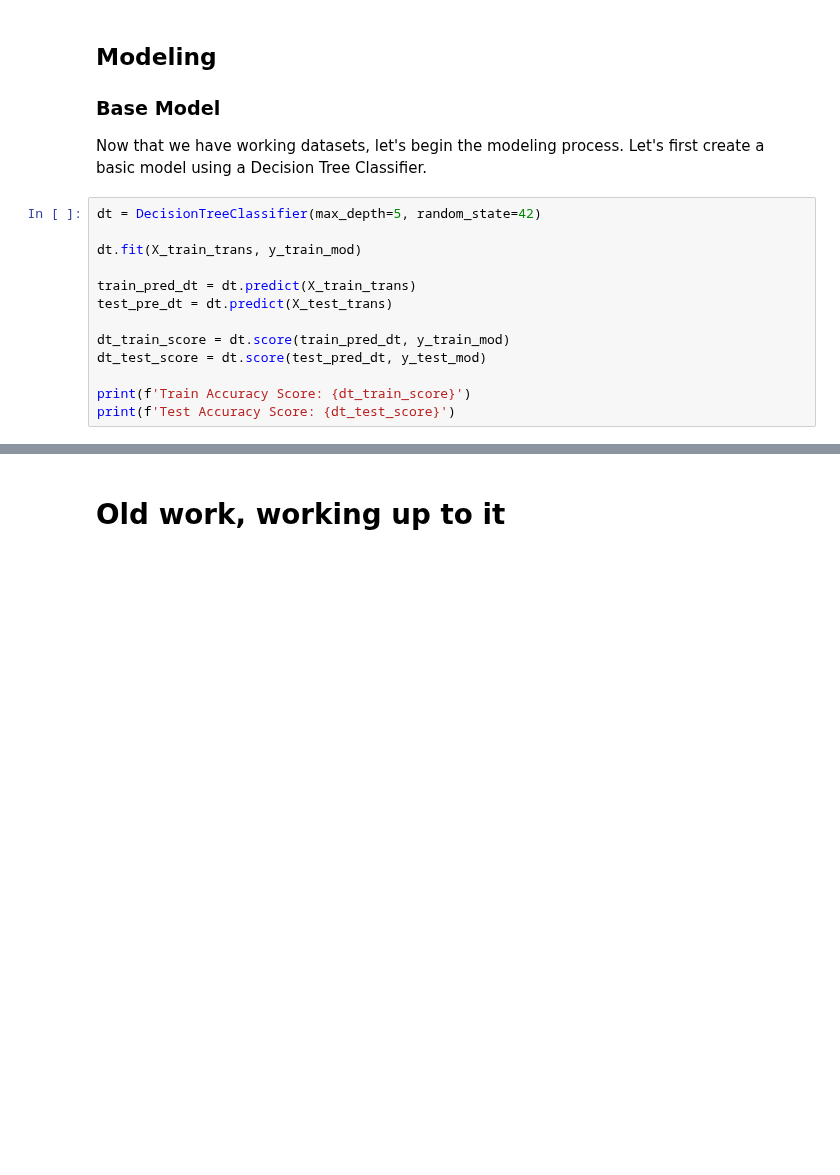
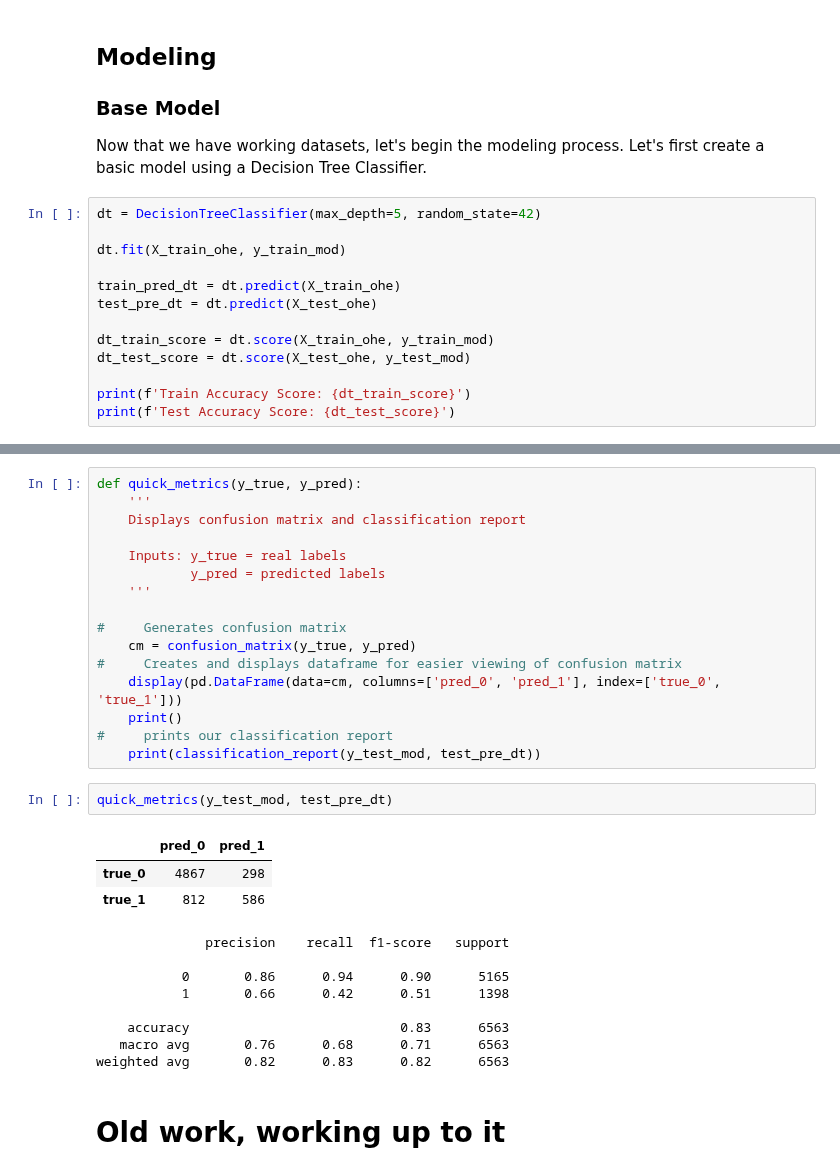
Before and after one commit to cschneck7/phase_3_project, a Jupyter notebook: H1N1 Vaccine Classification Notebook.ipynb, the cells around one changed output, grey strips where cells are left out. Saved outputs shown, nothing was run; the diff lists cells and outputs as text; blank space fills up the shorter version.

```diff
--- a/H1N1 Vaccine Classification Notebook.ipynb
+++ b/H1N1 Vaccine Classification Notebook.ipynb
@@ -691,13 +722,13 @@ Now that we have working datasets, let's begin the modeling process. Let's first
 # %%
 dt = DecisionTreeClassifier(max_depth=5, random_state=42)
 
-dt.fit(X_train_trans, y_train_mod)
+dt.fit(X_train_ohe, y_train_mod)
 
-train_pred_dt = dt.predict(X_train_trans)
-test_pre_dt = dt.predict(X_test_trans)
+train_pred_dt = dt.predict(X_train_ohe)
+test_pre_dt = dt.predict(X_test_ohe)
 
-dt_train_score = dt.score(train_pred_dt, y_train_mod)
-dt_test_score = dt.score(test_pred_dt, y_test_mod)
+dt_train_score = dt.score(X_train_ohe, y_train_mod)
+dt_test_score = dt.score(X_test_ohe, y_test_mod)
 
 print(f'Train Accuracy Score: {dt_train_score}')
 print(f'Test Accuracy Score: {dt_test_score}')
@@ -706,3 +742,33 @@ ValueError: could not convert string to float: '<= $75,000, Above Poverty'
+# %%
+def quick_metrics(y_true, y_pred):
+    '''
+    Displays confusion matrix and classification report
+
+    Inputs: y_true = real labels
+            y_pred = predicted labels
+    '''
+
+#     Generates confusion matrix
+    cm = confusion_matrix(y_true, y_pred)
+#     Creates and displays dataframe for easier viewing of confusion matrix
+    display(pd.DataFrame(data=cm, columns=['pred_0', 'pred_1'], index=['true_0', 'true_1']))
+    print()
+#     prints our classification report
+    print(classification_report(y_test_mod, test_pre_dt))
+# %%
+quick_metrics(y_test_mod, test_pre_dt)
+# %% [output]
+|  | pred_0 | pred_1 |
+| true_0 | 4867 | 298 |
+| true_1 | 812 | 586 |
+              precision    recall  f1-score   support
+
+           0       0.86      0.94      0.90      5165
+           1       0.66      0.42      0.51      1398
+
+    accuracy                           0.83      6563
+   macro avg       0.76      0.68      0.71      6563
+weighted avg       0.82      0.83      0.82      6563
 # %% [markdown]
 # Old work, working up to it
 # %%
```
Also changed, not shown: parts of 11 cells of this notebook.
